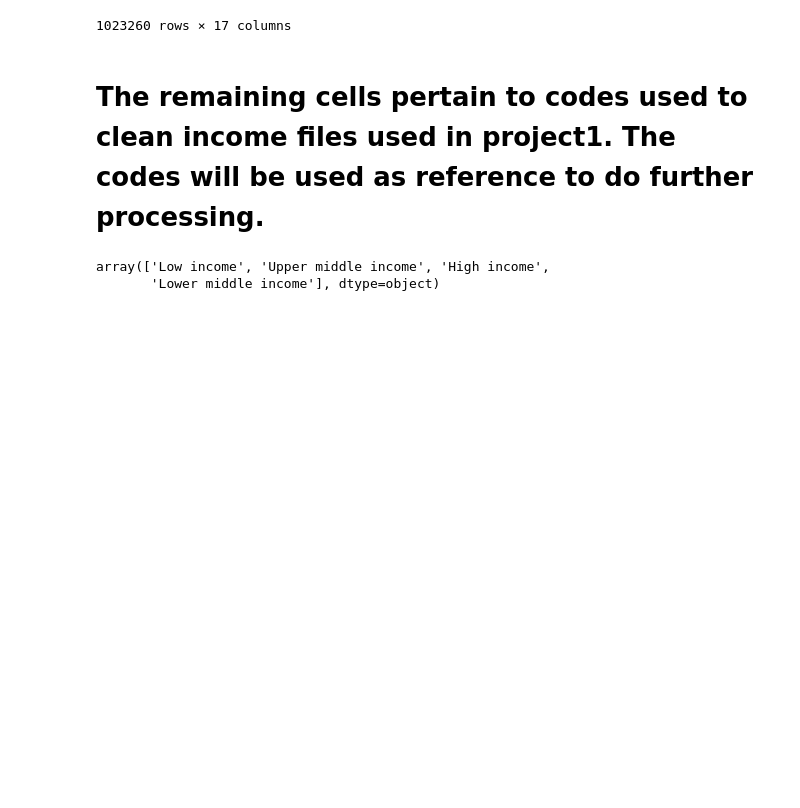
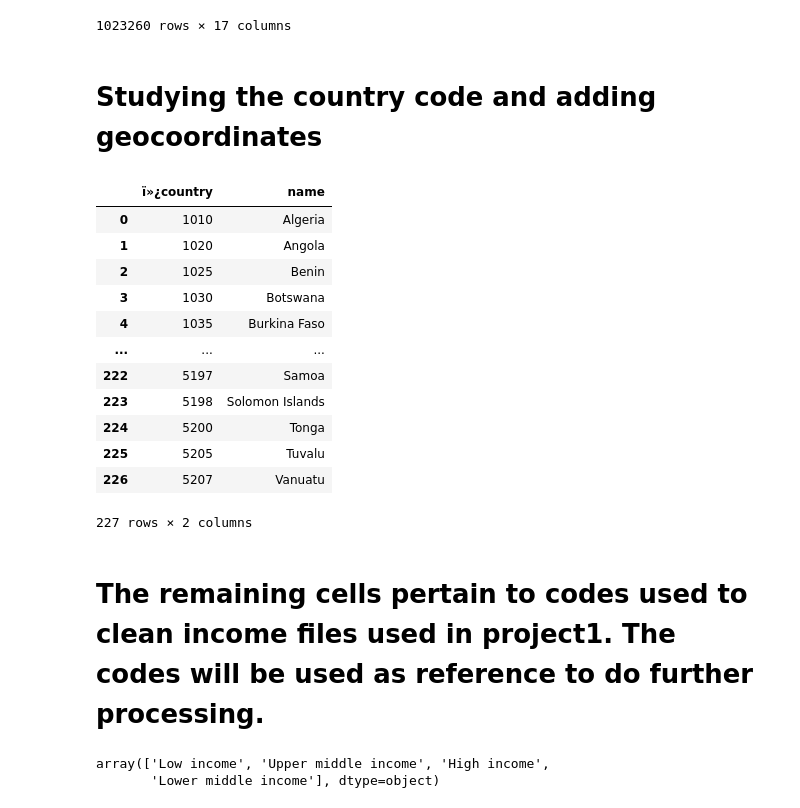
Before and after one commit to feLLpe04/Project3, a Jupyter notebook: reading_files_cleaning.ipynb, the cells around one changed output. Drawn from its saved outputs; the diff is of its cells as text; code cells hidden in the pictures; blank space fills up the shorter version.

```diff
--- a/reading_files_cleaning.ipynb
+++ b/reading_files_cleaning.ipynb
@@ -457,6 +436,24 @@ morticd10_part5_cleaned_df
 | 1023258 | 5020 | 2022 | 104 | Y890 | 2 | 1 | 0.0 | 0.0 | 0.0 | ... |
 | 1023259 | 5020 | 2022 | 104 | Y899 | 1 | 1 | 0.0 | 0.0 | 0.0 | ... |
 1023260 rows × 17 columns
+# %% [markdown]
+# Studying the country code and adding geocoordinates
+# %%
+country_code_df
+# %% [output]
+|  | ï»¿country | name |
+| 0 | 1010 | Algeria |
+| 1 | 1020 | Angola |
+| 2 | 1025 | Benin |
+| 3 | 1030 | Botswana |
+| 4 | 1035 | Burkina Faso |
+| ... | ... | ... |
+| 222 | 5197 | Samoa |
+| 223 | 5198 | Solomon Islands |
+| 224 | 5200 | Tonga |
+| 225 | 5205 | Tuvalu |
+| 226 | 5207 | Vanuatu |
+227 rows × 2 columns
 # %% [markdown]
 # The remaining cells pertain to codes used to clean income files used in project1. The codes will be used as reference to do further processing.
 # %%
```
Also changed, not shown: parts of 4 cells of this notebook, 16 other files.
